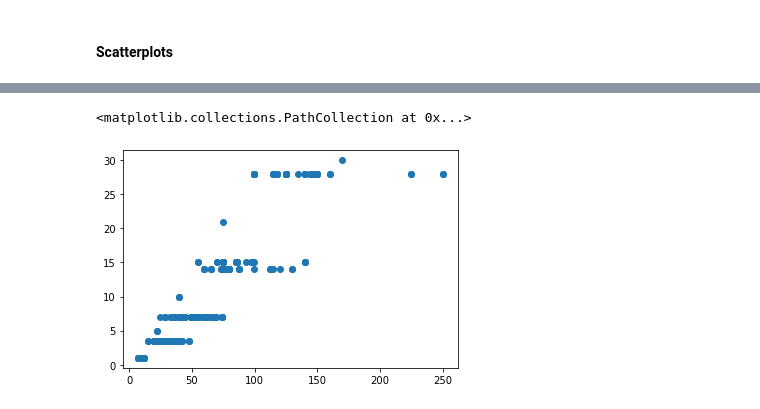
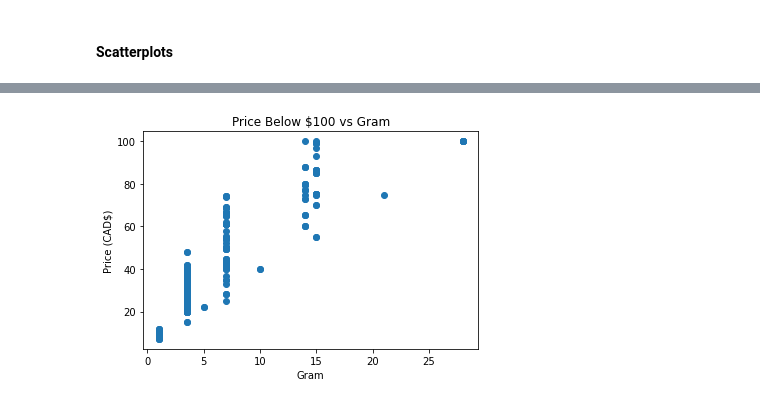
Before and after one commit to jordanchow1/ocs_strains, a Jupyter notebook: data_exploration.ipynb, the cells around one changed output, grey strips where cells are left out. Drawn from its saved outputs; the diff is of its cells as text; code cells hidden in the pictures.

```diff
--- a/data_exploration.ipynb
+++ b/data_exploration.ipynb
@@ -87,5 +131,8 @@ Index(['name', 'type', 'producer', 'brand', 'potency', 'thc_min', 'thc_max',
 # %%
-plt.scatter(df['price'],df['grams'])
+plt.scatter(x = df['grams'][df['price'] < 100], y = df['price'][df['price'] < 100])
+plt.title('Price Below $100 vs Gram')
+plt.xlabel('Gram')
+plt.ylabel('Price (CAD$)')
+plt.show()
 # %% [output]
-<matplotlib.collections.PathCollection at 0x...>
-[figure, old version]
+[figure, new version]
```
Also changed, not shown: parts of 44 cells of this notebook, 2 other files.
